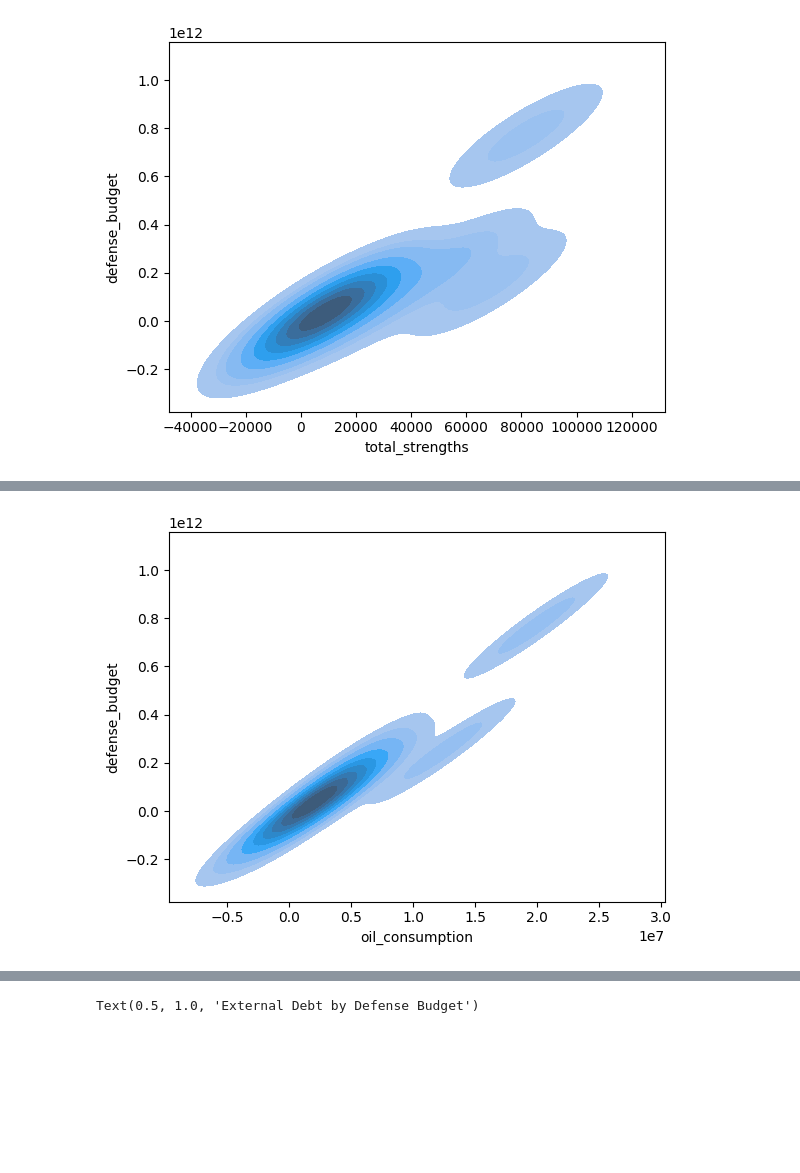
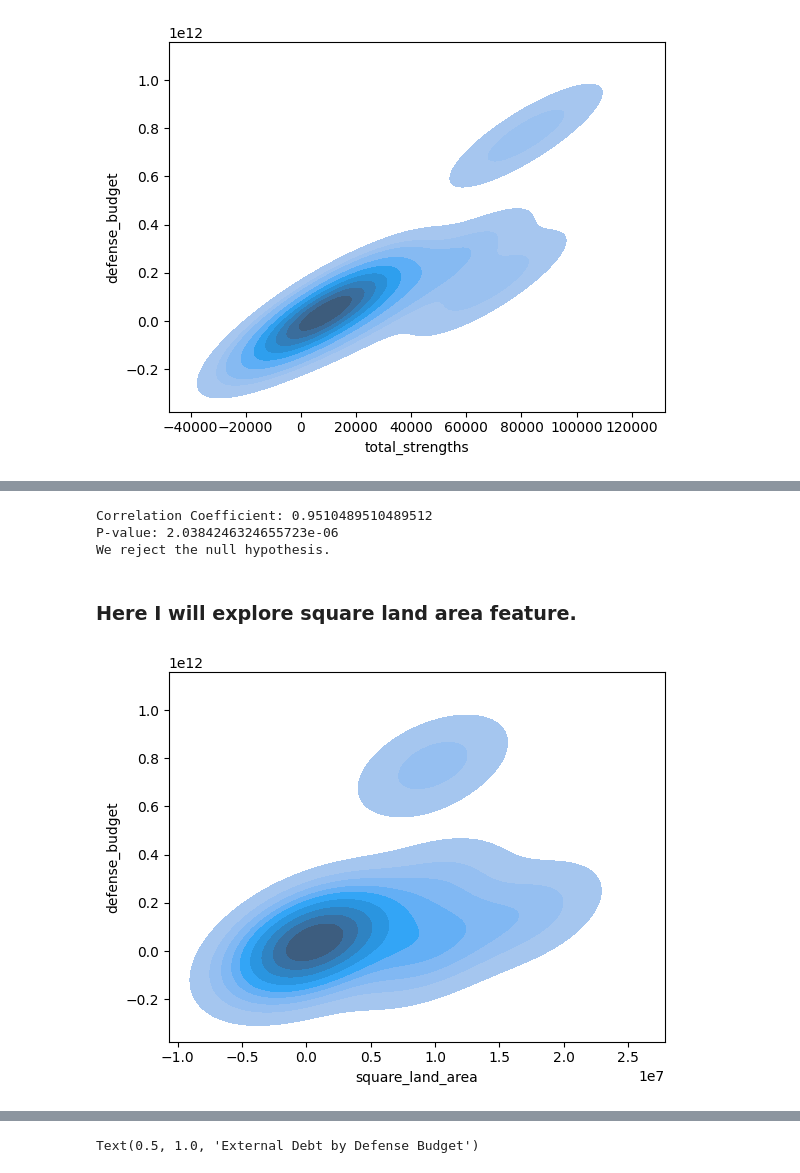
Before and after one commit to raycerna/military-firepower, a Jupyter notebook: final_report.ipynb, the cells around one changed output, grey strips where cells are left out. Cells and saved outputs as stored; diff of their text form; code cells hidden in the pictures; blank space fills up the shorter version.

```diff
--- a/final_report.ipynb
+++ b/final_report.ipynb
@@ -227,6 +195,19 @@ Text(0.5, 1.0, 'Total Strength Defense Budget by Country')
+# %%
+# Since my variables are not normally distributed I will use a scipy stats function spearmanr
+# to calculate the correlation coefficient and the p-value.
+
+r, p_value = spearmanr(train_corr.total_strengths, train_corr.defense_budget)
+print(f'Correlation Coefficient: {r}\nP-value: {p_value}')
+print("We reject the null hypothesis.")
+# %% [output]
+Correlation Coefficient: 0.9510489510489512
+P-value: 2.0384246324655723e-06
+We reject the null hypothesis.
+# %% [markdown]
+### Here I will explore square land area feature.
 # %%
 # plots a bivariate kdeplot
-res = sns.kdeplot(train['oil_consumption'],train['defense_budget'],shade=True)
+res = sns.kdeplot(train['square_land_area'],train['defense_budget'], shade=True)
 # %% [output]
-[figure, old version]
+[figure, new version]
 # %%
```
Also changed, not shown: parts of 64 cells of this notebook.
